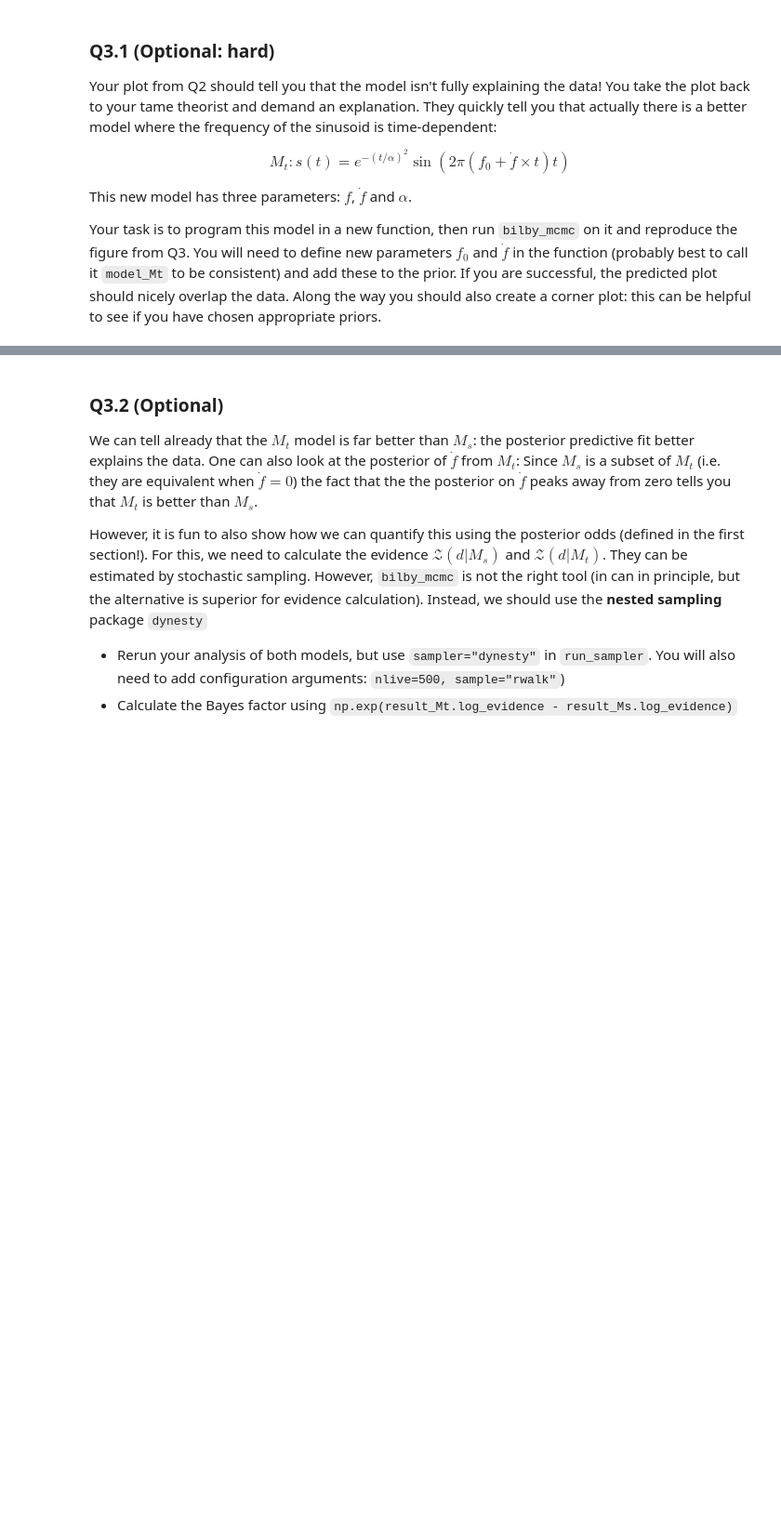
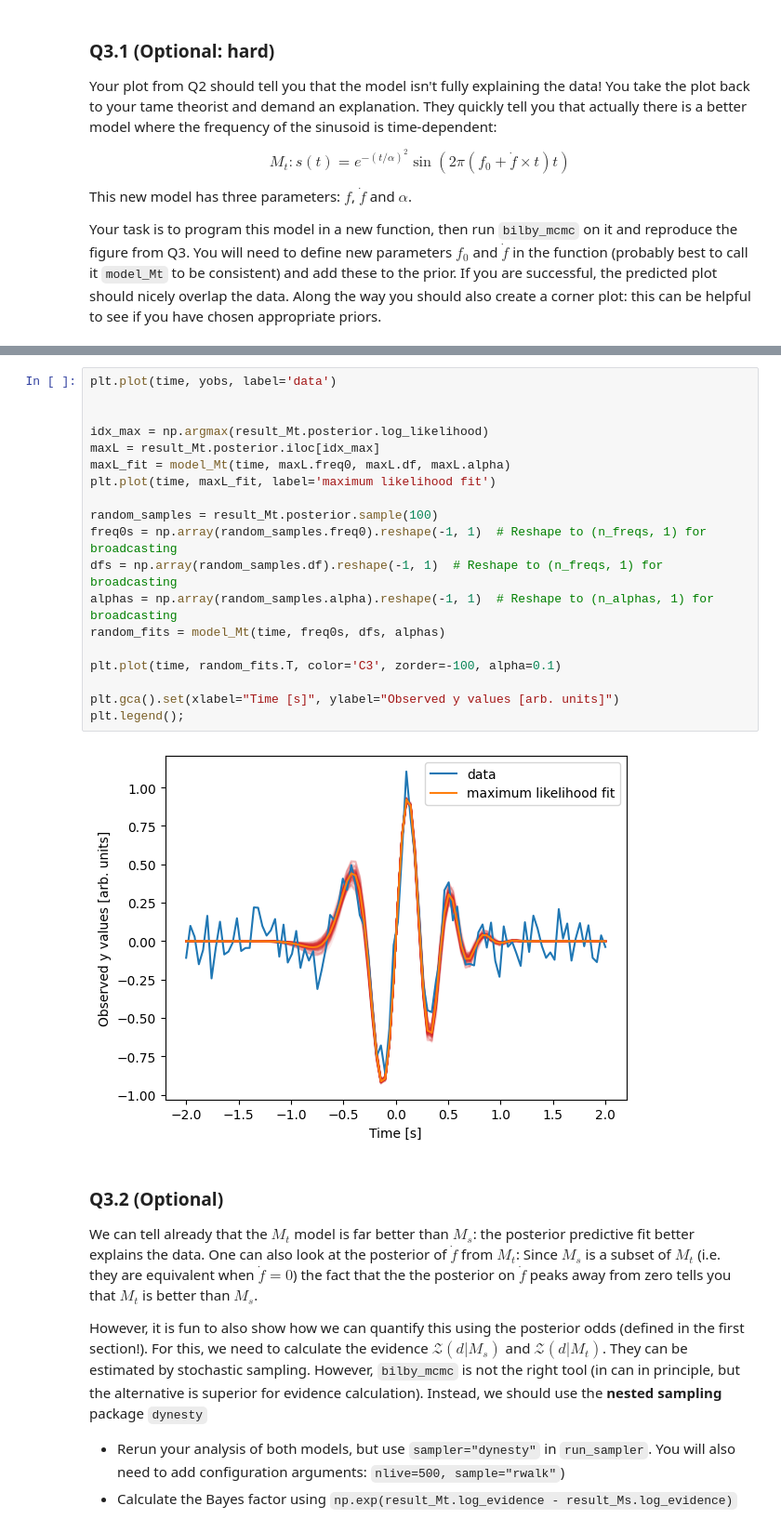
Before and after one commit to tttiago/odw-2024, a Jupyter notebook: Tutorials/Day_3/Tuto_3.1_Introduction_to_parameter_estimation.ipynb, the cells around one changed output, grey strips where cells are left out. Shown at 93% size. Cells and saved outputs as stored; diff of their text form; blank space fills up the shorter version.

```diff
--- a/Tutorials/Day_3/Tuto_3.1_Introduction_to_parameter_estimation.ipynb
+++ b/Tutorials/Day_3/Tuto_3.1_Introduction_to_parameter_estimation.ipynb
@@ -461,3 +538,24 @@ Your task is to program this model in a new function, then run `bilby_mcmc` on i
+# %%
+plt.plot(time, yobs, label='data')
+
+
+idx_max = np.argmax(result_Mt.posterior.log_likelihood)
+maxL = result_Mt.posterior.iloc[idx_max]
+maxL_fit = model_Mt(time, maxL.freq0, maxL.df, maxL.alpha)
+plt.plot(time, maxL_fit, label='maximum likelihood fit')
+
+random_samples = result_Mt.posterior.sample(100)
+freq0s = np.array(random_samples.freq0).reshape(-1, 1)  # Reshape to (n_freqs, 1) for broadcasting
+dfs = np.array(random_samples.df).reshape(-1, 1)  # Reshape to (n_freqs, 1) for broadcasting
+alphas = np.array(random_samples.alpha).reshape(-1, 1)  # Reshape to (n_alphas, 1) for broadcasting
+random_fits = model_Mt(time, freq0s, dfs, alphas)
+
+plt.plot(time, random_fits.T, color='C3', zorder=-100, alpha=0.1)
+
+plt.gca().set(xlabel="Time [s]", ylabel="Observed y values [arb. units]")
+plt.legend();
+# %% [output]
+[figure, added]
 # %% [markdown]
 ### Q3.2 (Optional)
 We can tell already that the $M_t$ model is far better than $M_s$: the posterior predictive fit better explains the data. One can also look at the posterior of $\dot{f}$ from $M_t$: Since $M_s$ is a subset of $M_t$ (i.e. they are equivalent when $\dot{f}=0$) the fact that the the posterior on $\dot{f}$ peaks away from zero tells you that $M_t$ is better than $M_s$.
```
Also changed, not shown: parts of 18 cells of this notebook.
